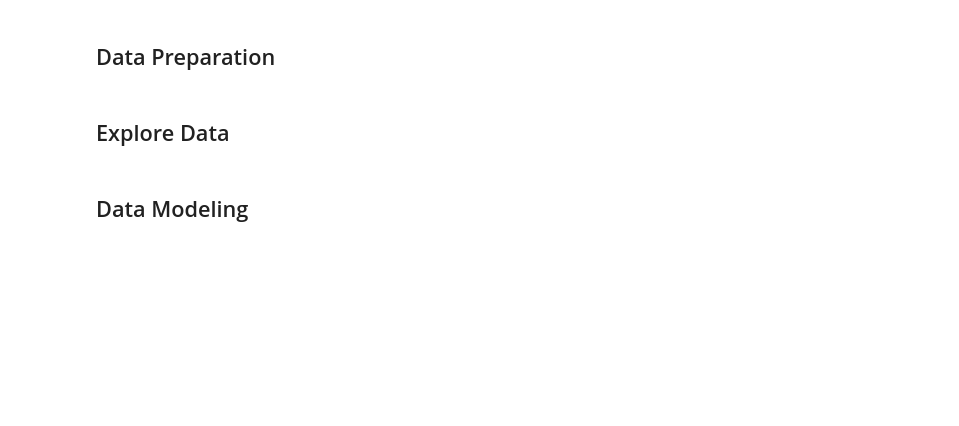
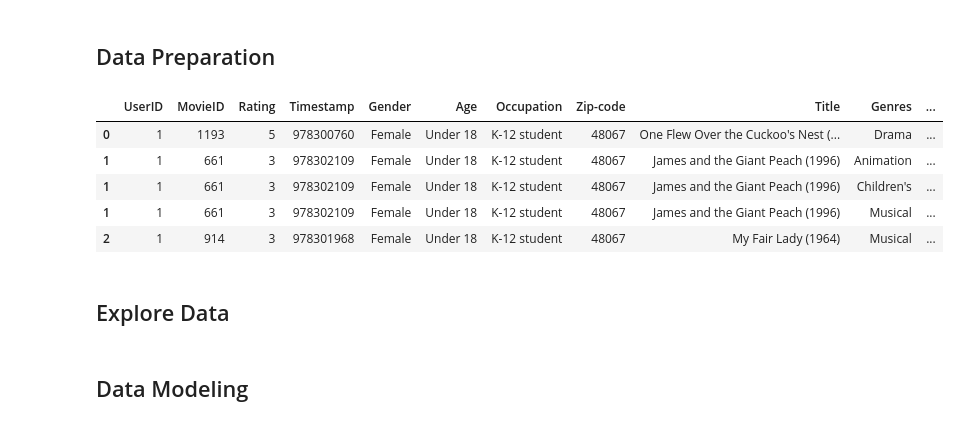
Before and after one commit to woraphonp-038-5/Project-Big-Data, a Jupyter notebook: ThaiBaan_Data_Analytics_and_Modeling.ipynb, the cells around one changed output. Cells and saved outputs as stored; diff of their text form; code cells hidden in the pictures; blank space fills up the shorter version.

```diff
--- a/ThaiBaan_Data_Analytics_and_Modeling.ipynb
+++ b/ThaiBaan_Data_Analytics_and_Modeling.ipynb
@@ -274,2 +225,61 @@ ratings_df
 # %% [markdown]
 ## Data Preparation
+# %%
+# Explore variables and check data quality
+
+# Genres
+merged_df['Genres'] = merged_df['Genres'].str.split('|')
+merged_df = merged_df.explode('Genres')
+
+# Date Time
+merged_df['Datetime'] = pd.to_datetime(merged_df['Timestamp'], unit='s')
+
+# Gender
+merged_df['Gender'] = merged_df['Gender'].replace({'F': 'Female', 'M': 'Male'})
+
+# Age
+merged_df['Age'] = merged_df['Age'].replace({
+    1: 'Under 18',
+    18: '18-24',
+    25: '25-34',
+    35: '35-44',
+    45: '45-49',
+    50: '50-55',
+    56: '56+'
+})
+merged_df.head()
+
+# Occupation
+merged_df['Occupation'] = merged_df['Occupation'].replace({
+    0: "other" ,
+    1: "academic/educator",
+    2: "artist",
+    3: "clerical/admin",
+    4: "college/grad student",
+    5: "customer service",
+    6: "doctor/health care",
+    7: "executive/managerial",
+    8: "farmer",
+    9: "homemaker",
+    10: "K-12 student",
+    11: "lawyer",
+    12: "programmer",
+    13: "retired",
+    14: "sales/marketing",
+    15: "scientist",
+    16: "self-employed",
+    17: "technician/engineer",
+    18: "tradesman/craftsman",
+    19: "unemployed",
+    20: "writer"
+})
+
+
+merged_df.head()
+# %% [output]
+|  | UserID | MovieID | Rating | Timestamp | Gender | Age | Occupation | Zip-code | Title | Genres | ... |
+| 0 | 1 | 1193 | 5 | 978300760 | Female | Under 18 | K-12 student | 48067 | One Flew Over the Cuckoo's Nest (... | Drama | ... |
+| 1 | 1 | 661 | 3 | 978302109 | Female | Under 18 | K-12 student | 48067 | James and the Giant Peach (1996) | Animation | ... |
+| 1 | 1 | 661 | 3 | 978302109 | Female | Under 18 | K-12 student | 48067 | James and the Giant Peach (1996) | Children's | ... |
+| 1 | 1 | 661 | 3 | 978302109 | Female | Under 18 | K-12 student | 48067 | James and the Giant Peach (1996) | Musical | ... |
+| 2 | 1 | 914 | 3 | 978301968 | Female | Under 18 | K-12 student | 48067 | My Fair Lady (1964) | Musical | ... |
```
Also changed, not shown: parts of 8 cells of this notebook.
